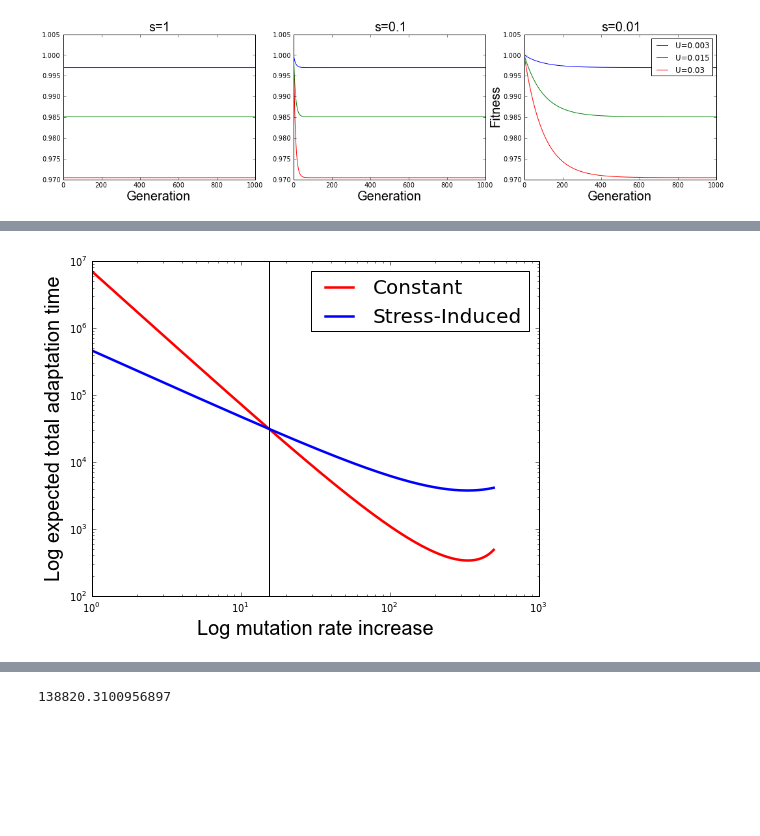
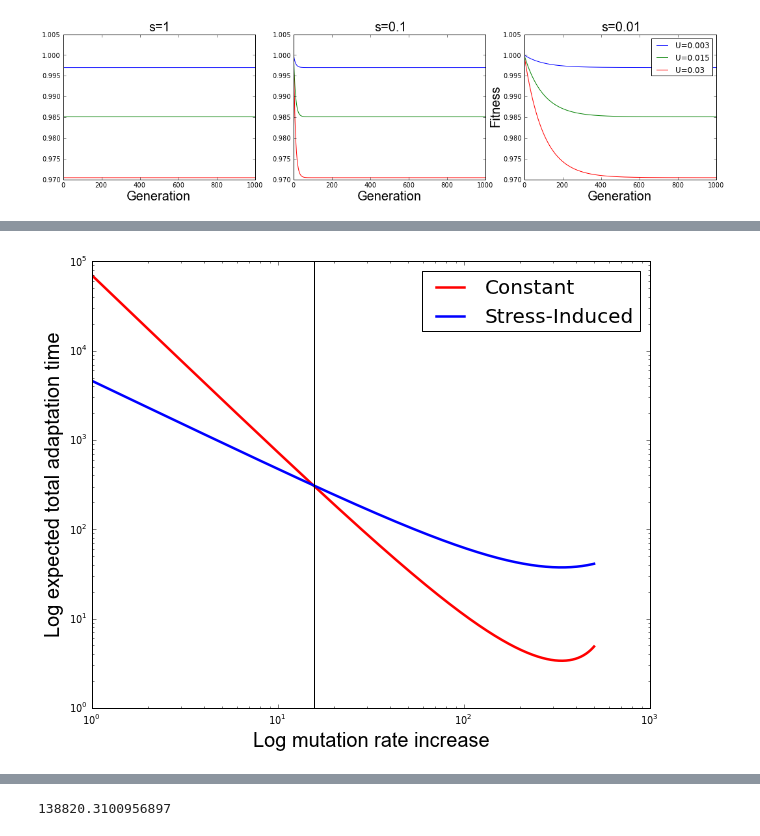
Before and after one commit to yoavram/SIDEER2013, a Jupyter notebook: presentation.ipynb, the cells around one changed output, grey strips where cells are left out. Cells and saved outputs as stored; diff of their text form; code cells hidden in the pictures; blank space fills up the shorter version.

```diff
--- a/presentation.ipynb
+++ b/presentation.ipynb
@@ -175,8 +170,3 @@ xscale("log")
-# %%
-def fixation_cm(U,u,s):
-    return 2*s
-def fixation_sim(U,u,s):
-    return 1 - (1 - U/s * (1-U)*(1-s))/(1+s)
 # %%
 U = 0.003
 u = U/5000
@@ -198,22 +188,22 @@ leg = ax.legend(["Constant","Stress-Induced"], loc=2, prop={'size':20})
 # %%
 U = 0.003
 u = U/5000
 s = 0.01
-N = 10**5
-fig = pyplot.figure(figsize=(8,6))
+N = 10**7
+fig = pyplot.figure(figsize=(10,8))
 ax = fig.add_subplot(1,1,1)
 taus = arange(1,500)
-ax.plot(taus,([1/(fixation_cm(T,U,u,s)*appearance_cm(T,U, u, s)*N) for T in taus]), 'r', linewidth=2.5)
-ax.plot(taus,([1/(fixation_sim(T,U,u,s)*appearance_sim(T,U, u, s)*N) for T in taus]), 'b', linewidth=2.5)
+ax.plot(taus,([1/(fixation_cm(T,U,u,s)*appearance_cm(T,U,u,s)*N) for T in taus]), 'r', linewidth=2.5)
+ax.plot(taus,([1/(fixation_sim(T,U,u,s)*appearance_sim(T,U,u,s)*N) for T in taus]), 'b', linewidth=2.5)
 ax.axvline(x=15.5, color='k')
 
 ax.set_xlabel("Log mutation rate increase", fontname="arial", fontsize=20)
 ax.set_ylabel("Log expected total adaptation time", fontname="arial", fontsize=20)
 ax.set_yscale("log")
 ax.set_xscale("log")
 leg = ax.legend(["Constant","Stress-Induced"], prop={'size':20})
 # %% [output]
-[figure, old version]
+[figure, new version]
 # %%
 f0 = array([0.5,0,0])
 s = 0.01
```
Also changed, not shown: parts of 8 cells of this notebook, 1 other file.
